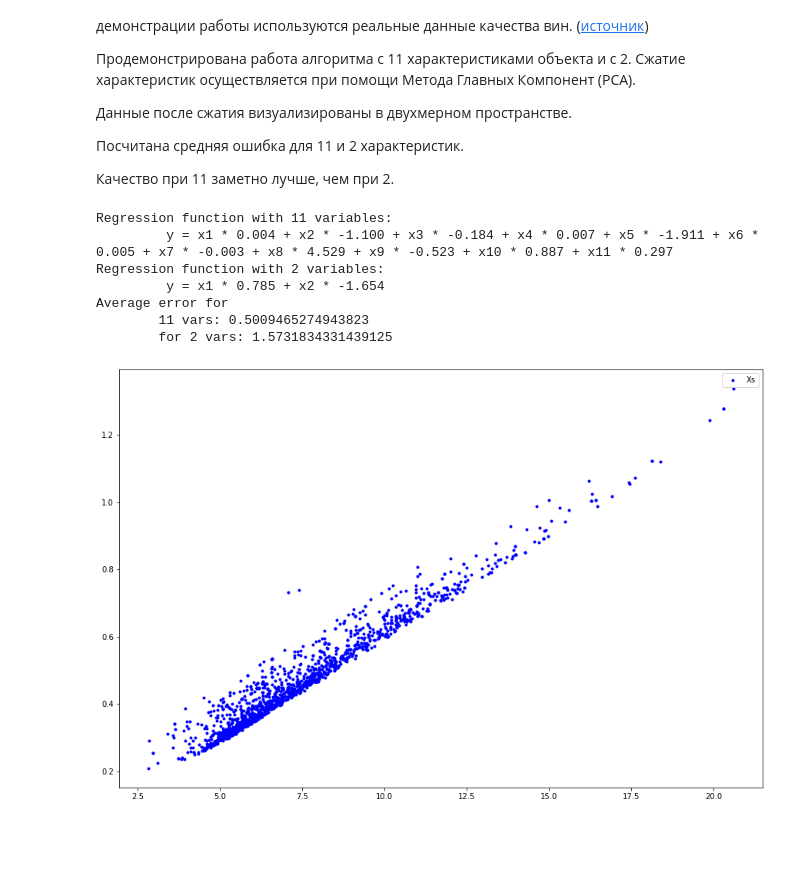
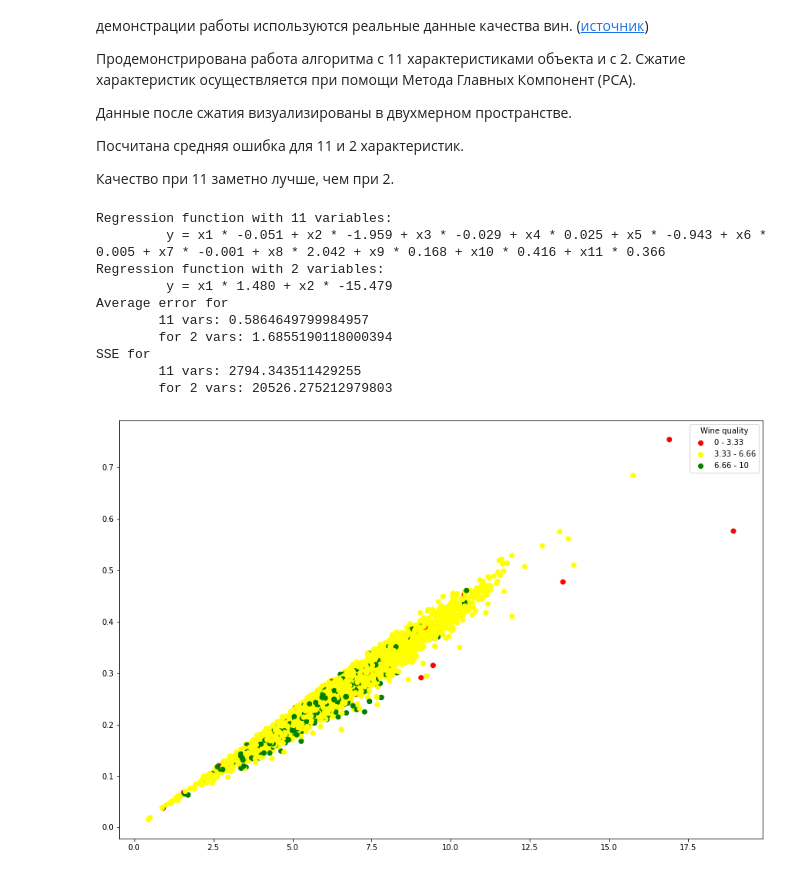
Before and after one commit to null32/ML1, a Jupyter notebook: prac/colab_copy/ML1.ipynb, the cells around one changed output. Saved outputs shown, nothing was run; the diff lists cells and outputs as text; code cells hidden in the pictures; blank space fills up the shorter version.

```diff
--- a/prac/colab_copy/ML1.ipynb
+++ b/prac/colab_copy/ML1.ipynb
@@ -211,19 +211,10 @@ import os
 import numpy as np
 from sklearn.linear_model import LinearRegression
 import matplotlib.pyplot as plt
+from matplotlib.colors import ListedColormap
 
 def main():
-    # data_path = 'winequality-white.csv'
-    data_path = 'winequality-red.csv'
-    data_file = open(data_path,'r')
-    data_reader = csv.reader(data_file, delimiter=';')
-
-    header = data_reader.__next__()
-    wine_data = list(map(lambda c: [float(e) for e in c], data_reader))
-    data_file.close()
-
-    X = np.array(list(map(lambda c: c[:-1], wine_data)))
-    Y = np.array(list(map(lambda c: c[-1], wine_data)))
+    X, Y = wine_data()
     # print('header: ', header)
     coefs_big = solve_system(X, Y)
     smallerX = PCA(X, n=2)
@@ -233,7 +224,31 @@ def main():
     err_big = quality(X, Y, coefs_big)
     err_small = quality(smallerX, Y, coefs_small)
     print(f"Average error for\n\t11 vars: {err_big}\n\tfor 2 vars: {err_small}")
-    visualize(smallerX)
+    print(f"SSE for\n\t11 vars: {sse(X, Y, coefs_big)}\n\tfor 2 vars: {sse(smallerX, Y, coefs_small)}")
+    visualize(smallerX, Y)
+
+def wine_data(red_or_white = False):
+    data_path = f'drive/MyDrive/Colab Notebooks/sample_data/winequality-{"red" if red_or_white else "white"}.csv'
+    data_file = open(data_path,'r')
+    data_reader = csv.reader(data_file, delimiter=';')
+
+    # header
+    _ = data_reader.__next__()
+    wine_data = list(map(lambda c: [float(e) for e in c], data_reader))
+    data_file.close()
+
+    X = np.array(list(map(lambda c: c[:-1], wine_data)))
+    Y = np.array(list(map(lambda c: c[-1], wine_data)))
+    return X, Y
+
+def sse(X, Y, a):
+    n = len(Y)
+
+    err = 0.0
+    for i in range(n):
+        err += pow(np.dot(X[i], a) - Y[i], 2)
+
+    return err
 
 def quality(X, Y, a):
     assert X.shape[0] == len(Y)
@@ -246,38 +261,44 @@ def quality(X, Y, a):
 
     return err / n
 
 def PCA(X, n=2):
     V, D, U = np.linalg.svd(X, full_matrices=False)
     left = np.matmul(V[:, 0:n], np.diag(D[0:n]))
     res = np.matmul(left, U[0:n, 0:n])
 
     return res
 
-def visualize(X):
+def visualize(X, Y):
     plt.figure(figsize=(15, 10))
-    plt.plot(X[:, 0], X[:, 1], '.', color = '#0000FF', label = 'Xs')
-    plt.legend(loc = 'upper right')
+    colors = ListedColormap(['red', 'yellow', 'green'])
+    classes = np.int32(Y / 3.333)
+    sc = plt.scatter(X[:, 0], X[:, 1], c = classes, cmap = colors)
+
+    plt.legend(handles=sc.legend_elements()[0], loc = 'upper right', title = "Wine quality", labels = ['0 - 3.33', '3.33 - 6.66', '6.66 - 10'])
     plt.show()
 
 def pretty_function(coefs):
     res = 'y = '
     res += ' + '.join([f'x{i+1} * {coefs[i]:.3f}' for i in range(len(coefs))])
     return res
 
 def solve_system(X, Y):
     res = np.linalg.lstsq(X, Y, rcond=None)
     coefs = res[0]
 
     return coefs
 
 if __name__ == "__main__":
     main()
 # %% [output]
 Regression function with 11 variables:
-         y = x1 * 0.004 + x2 * -1.100 + x3 * -0.184 + x4 * 0.007 + x5 * -1.911 + x6 * 0.005 + x7 * -0.003 + x8 * 4.529 + x9 * -0.523 + x10 * 0.887 + x11 * 0.297
+         y = x1 * -0.051 + x2 * -1.959 + x3 * -0.029 + x4 * 0.025 + x5 * -0.943 + x6 * 0.005 + x7 * -0.001 + x8 * 2.042 + x9 * 0.168 + x10 * 0.416 + x11 * 0.366
 Regression function with 2 variables:
-         y = x1 * 0.785 + x2 * -1.654
+         y = x1 * 1.480 + x2 * -15.479
 Average error for
-        11 vars: 0.5009465274943823
-        for 2 vars: 1.5731834331439125
+        11 vars: 0.5864649799984957
+        for 2 vars: 1.6855190118000394
+SSE for
+        11 vars: 2794.343511429255
+        for 2 vars: 20526.275212979803
-[figure, old version]
+[figure, new version]
```
Also changed, not shown: parts of 4 cells of this notebook.
